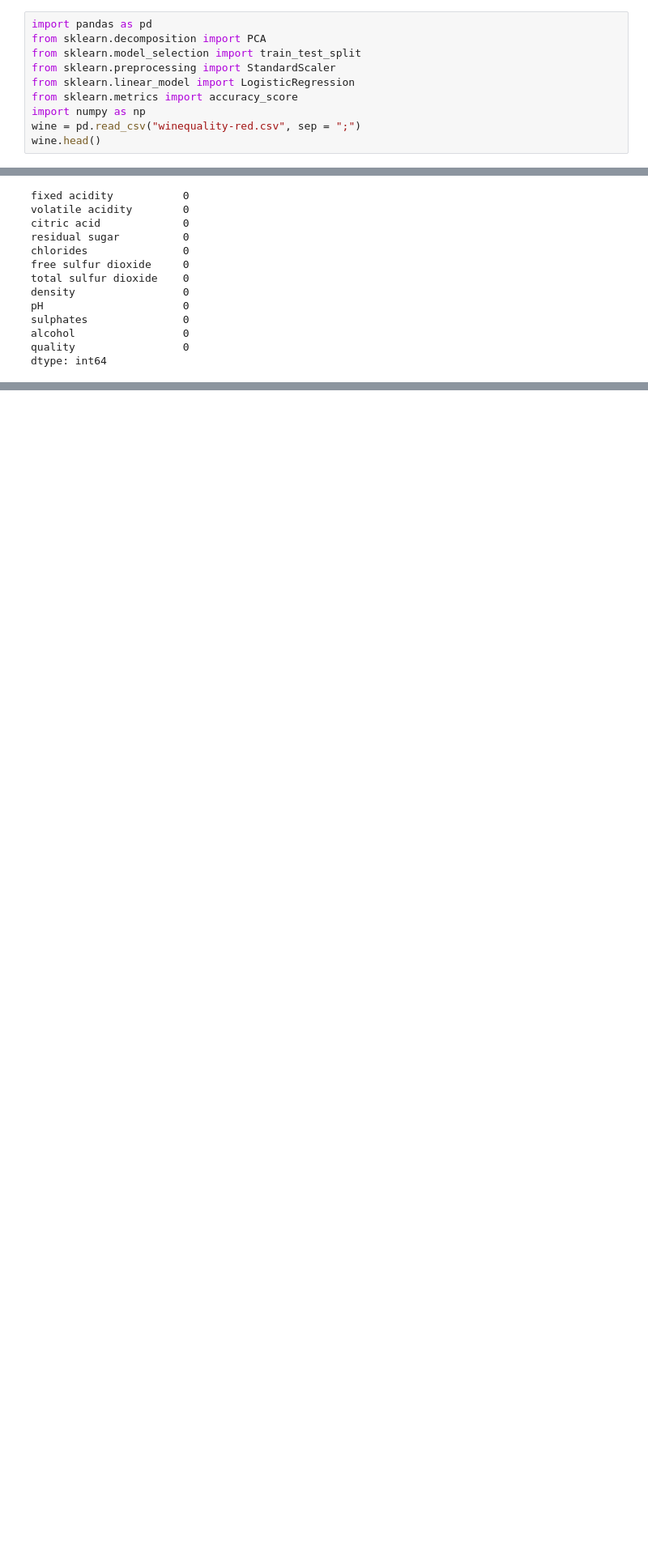
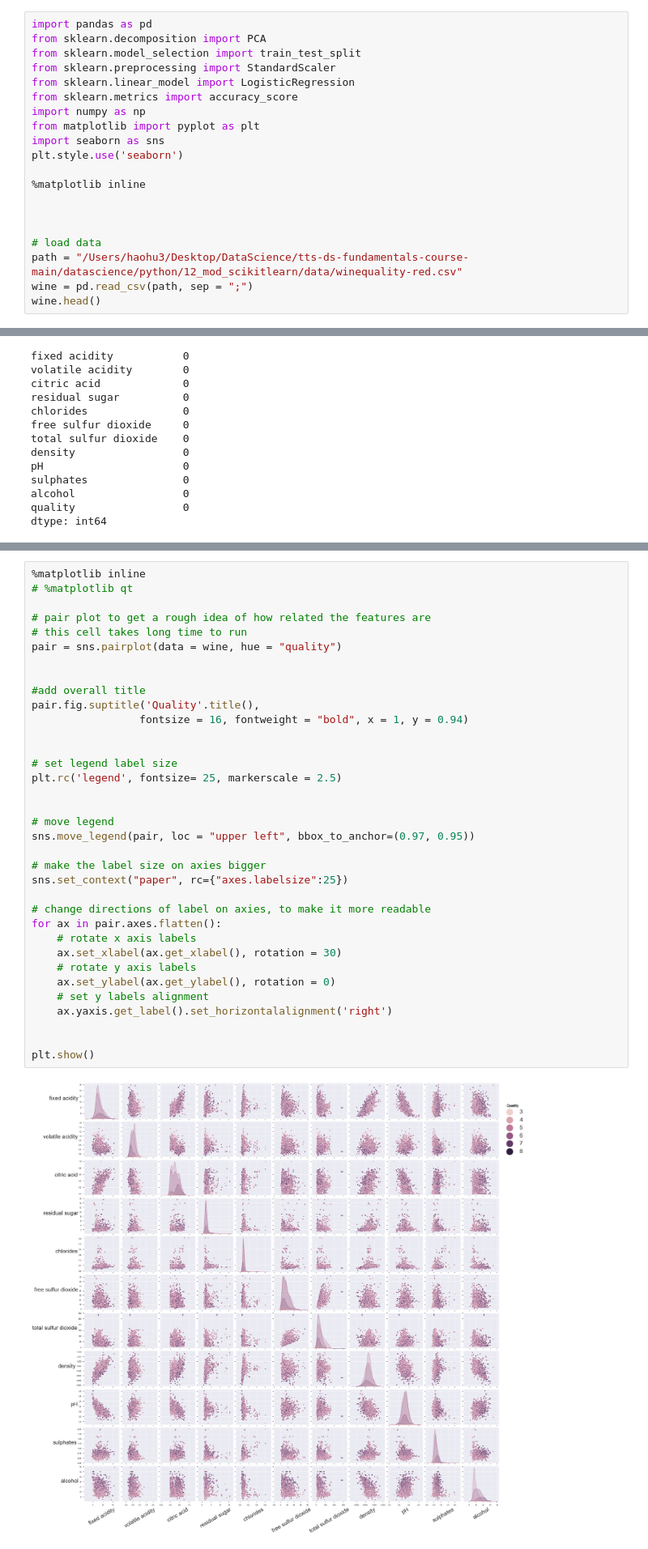
Before and after one commit to HaoHuMenn/DataScienceClassHomework, a Jupyter notebook: Machine Learning Project_Red Wine.ipynb, the cells around one changed output, grey strips where cells are left out. Shown at 81% size. Drawn from its saved outputs; the diff is of its cells as text; blank space fills up the shorter version.

Commit message:
add pair plot and heat map on wine parameters

```diff
--- a/Machine Learning Project_Red Wine.ipynb
+++ b/Machine Learning Project_Red Wine.ipynb
@@ -6,7 +6,17 @@ from sklearn.preprocessing import StandardScaler
 from sklearn.linear_model import LogisticRegression
 from sklearn.metrics import accuracy_score
 import numpy as np
-wine = pd.read_csv("winequality-red.csv", sep = ";")
+from matplotlib import pyplot as plt
+import seaborn as sns
+plt.style.use('seaborn')
+
+%matplotlib inline
+
+
+
+# load data
+path = "/Users/haohu3/Desktop/DataScience/tts-ds-fundamentals-course-main/datascience/python/12_mod_scikitlearn/data/winequality-red.csv"
+wine = pd.read_csv(path, sep = ";")
 wine.head()
 # %% [output]
 |  | fixed acidity | volatile acidity | citric acid | residual sugar | chlorides | free sulfur dioxide | ... |
@@ -64,0 +92,37 @@ dtype: int64
+# %%
+%matplotlib inline
+# %matplotlib qt
+
+# pair plot to get a rough idea of how related the features are
+# this cell takes long time to run
+pair = sns.pairplot(data = wine, hue = "quality")
+
+
+#add overall title
+pair.fig.suptitle('Quality'.title(),
+                 fontsize = 16, fontweight = "bold", x = 1, y = 0.94)
+
+
+# set legend label size
+plt.rc('legend', fontsize= 25, markerscale = 2.5)
+
+
+# move legend
+sns.move_legend(pair, loc = "upper left", bbox_to_anchor=(0.97, 0.95))
+
+# make the label size on axies bigger
+sns.set_context("paper", rc={"axes.labelsize":25})
+
+# change directions of label on axies, to make it more readable
+for ax in pair.axes.flatten():
+    # rotate x axis labels
+    ax.set_xlabel(ax.get_xlabel(), rotation = 30)
+    # rotate y axis labels
+    ax.set_ylabel(ax.get_ylabel(), rotation = 0)
+    # set y labels alignment
+    ax.yaxis.get_label().set_horizontalalignment('right')
+
+
+plt.show()
+# %% [output]
+[figure, added]
```
Also changed, not shown: parts of 10 cells of this notebook.
